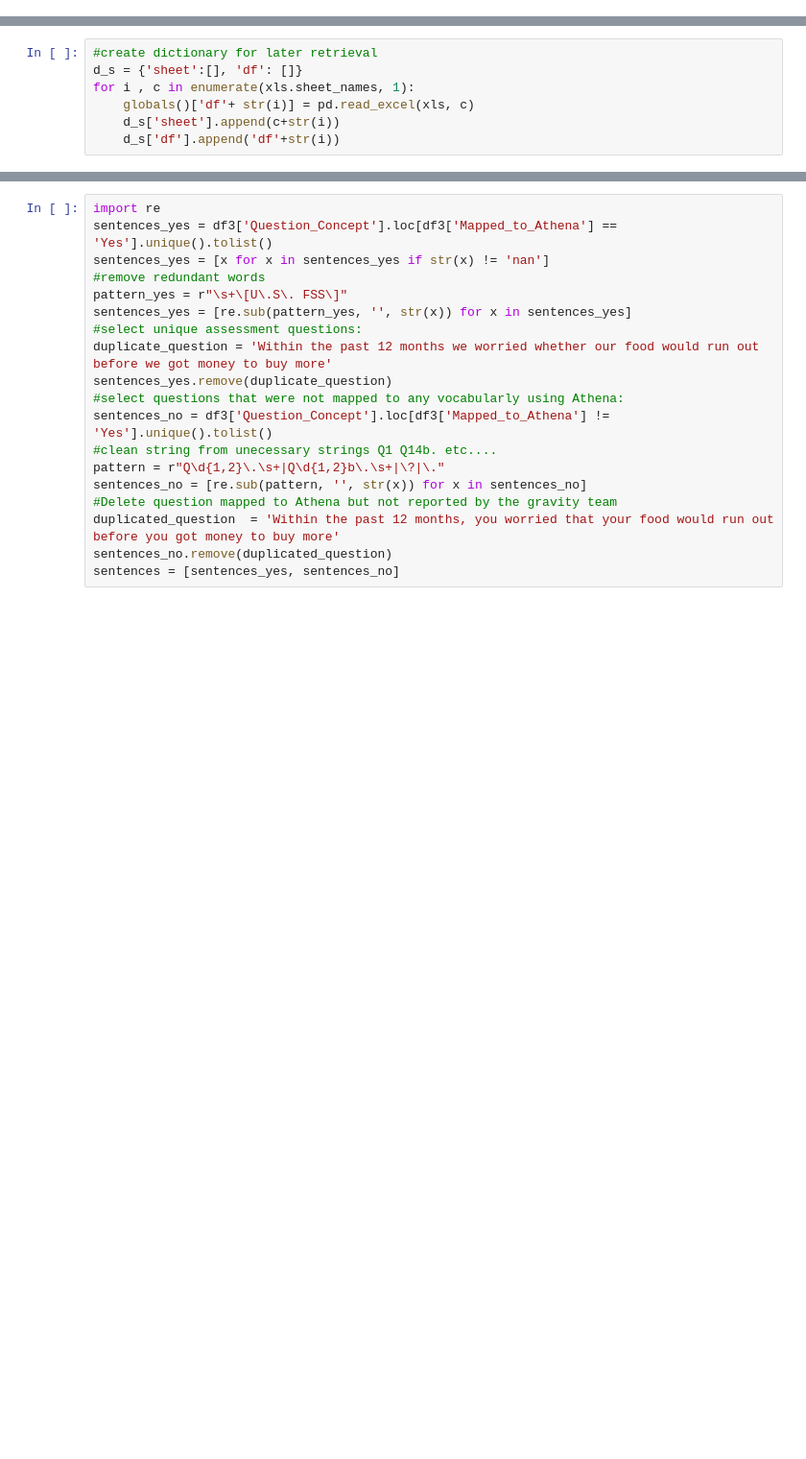
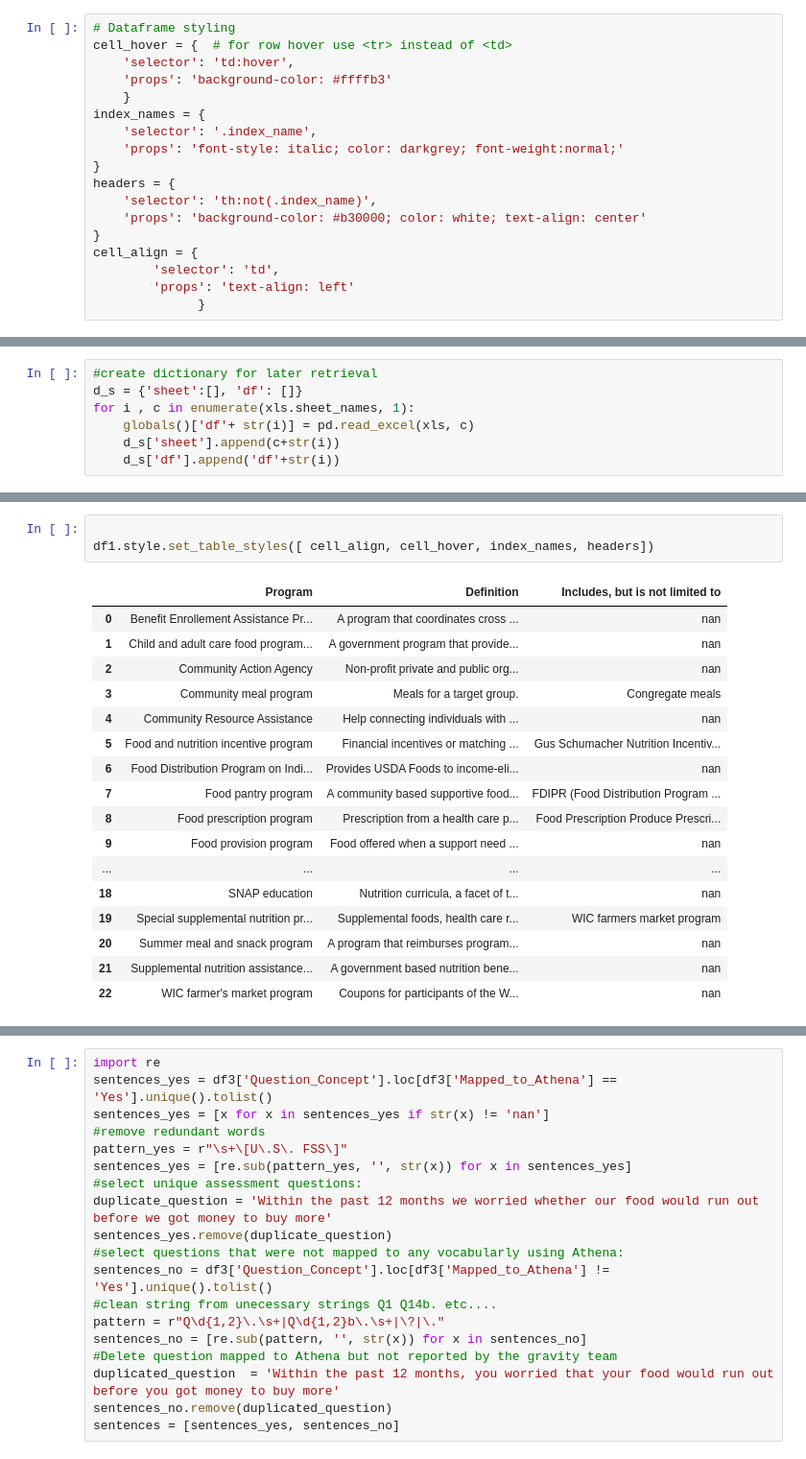
Before and after one commit to adambouras/OHDSI-Symposium-Submission, a Jupyter notebook: OHDSI_Submission_BERT_Similarity_Ranking.ipynb, the cells around one changed output, grey strips where cells are left out. Shown: that part at 96% size. Saved outputs shown, nothing was run; the diff lists cells and outputs as text; blank space fills up the shorter version.

```diff
--- a/OHDSI_Submission_BERT_Similarity_Ranking.ipynb
+++ b/OHDSI_Submission_BERT_Similarity_Ranking.ipynb
@@ -39 +39,19 @@ PIL 10.0.0 anyio NA arrow 1.2.3 asttokens NA attr 23.1.0 attrs 23.1.0 babel 2.12
+# %%
+# Dataframe styling
+cell_hover = {  # for row hover use <tr> instead of <td>
+    'selector': 'td:hover',
+    'props': 'background-color: #ffffb3'
+    }
+index_names = {
+    'selector': '.index_name',
+    'props': 'font-style: italic; color: darkgrey; font-weight:normal;'
+}
+headers = {
+    'selector': 'th:not(.index_name)',
+    'props': 'background-color: #b30000; color: white; text-align: center'
+}
+cell_align = {
+        'selector': 'td',
+        'props': 'text-align: left'
+              }
 # %% [markdown]
@@ -66,0 +103,21 @@ for i , c in enumerate(xls.sheet_names, 1):
+# %%
+
+df1.style.set_table_styles([ cell_align, cell_hover, index_names, headers])
+# %% [output]
+|  | Program | Definition | Includes, but is not limited to |
+| 0 | Benefit Enrollement Assistance Pr... | A program that coordinates cross ... | nan |
+| 1 | Child and adult care food program... | A government program that provide... | nan |
+| 2 | Community Action Agency | Non-profit private and public org... | nan |
+| 3 | Community meal program | Meals for a target group. | Congregate meals |
+| 4 | Community Resource Assistance | Help connecting individuals with ... | nan |
+| 5 | Food and nutrition incentive program | Financial incentives or matching ... | Gus Schumacher Nutrition Incentiv... |
+| 6 | Food Distribution Program on Indi... | Provides USDA Foods to income-eli... | nan |
+| 7 | Food pantry program | A community based supportive food... | FDIPR (Food Distribution Program ... |
+| 8 | Food prescription program | Prescription from a health care p... | Food Prescription Produce Prescri... |
+| 9 | Food provision program | Food offered when a support need ... | nan |
+| ... | ... | ... | ... |
+| 18 | SNAP education | Nutrition curricula, a facet of t... | nan |
+| 19 | Special supplemental nutrition pr... | Supplemental foods, health care r... | WIC farmers market program |
+| 20 | Summer meal and snack program | A program that reimburses program... | nan |
+| 21 | Supplemental nutrition assistance... | A government based nutrition bene... | nan |
+| 22 | WIC farmer's market program | Coupons for participants of the W... | nan |
```
Also changed, not shown: parts of 18 cells of this notebook, 4 other files.
